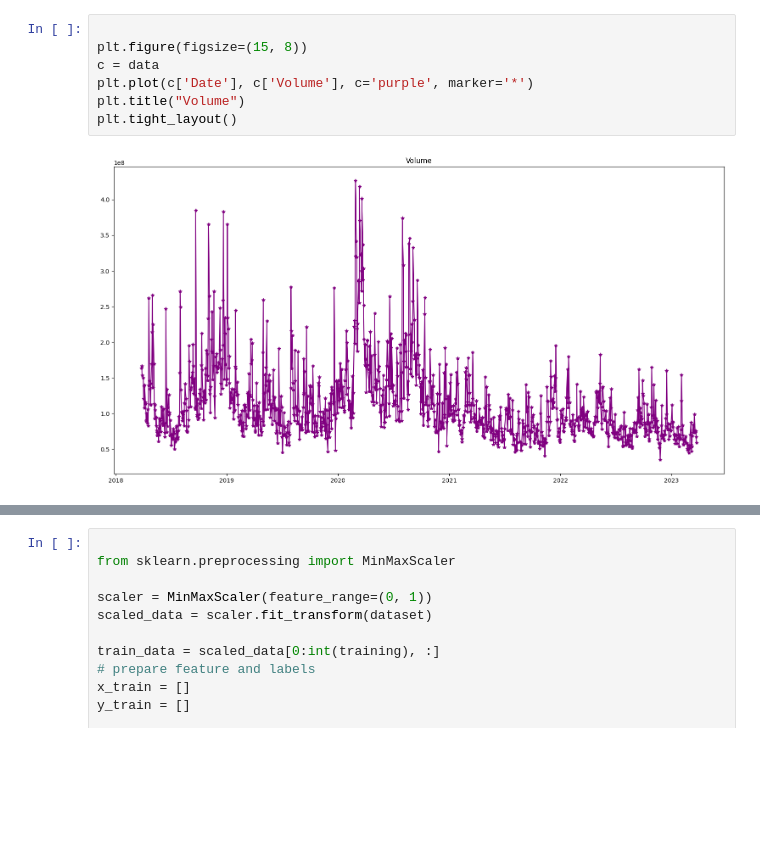
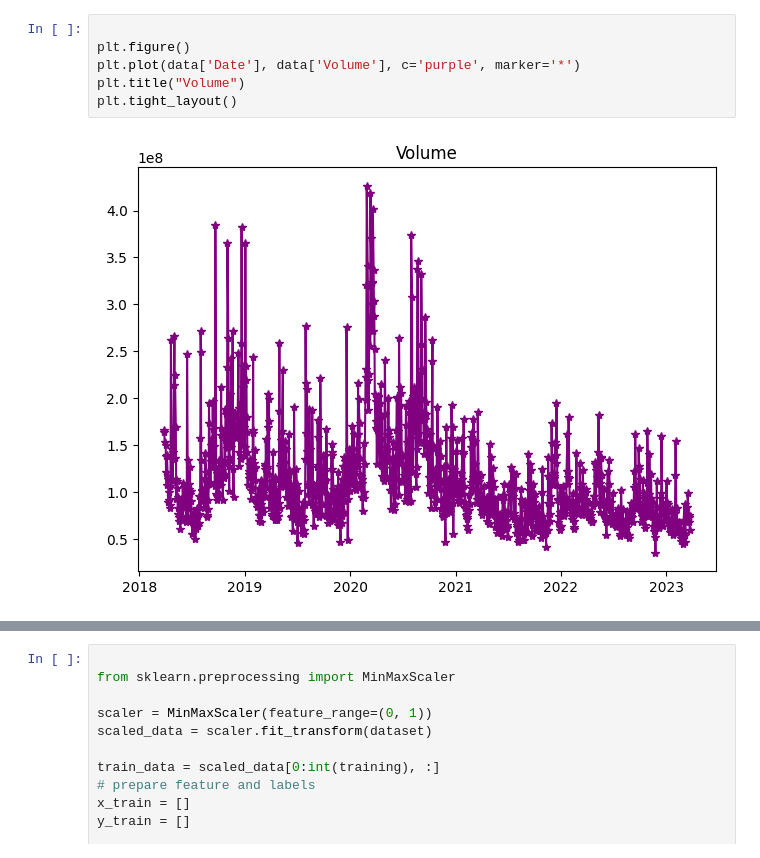
Before and after one commit to byMagg/IA, a Jupyter notebook: stocks-prediction/prediction.ipynb, the cells around one changed output, grey strips where cells are left out. Saved outputs shown, nothing was run; the diff lists cells and outputs as text; blank space fills up the shorter version.

```diff
--- a/stocks-prediction/prediction.ipynb
+++ b/stocks-prediction/prediction.ipynb
@@ -48,10 +46,9 @@ plt.tight_layout()
 # %%
 
-plt.figure(figsize=(15, 8))
-c = data
-plt.plot(c['Date'], c['Volume'], c='purple', marker='*')
+plt.figure()
+plt.plot(data['Date'], data['Volume'], c='purple', marker='*')
 plt.title("Volume")
 plt.tight_layout()
 # %% [output]
-[figure, old version]
+[figure, new version]
 # %%
```
Also changed, not shown: parts of 9 cells of this notebook, 1 other file.
